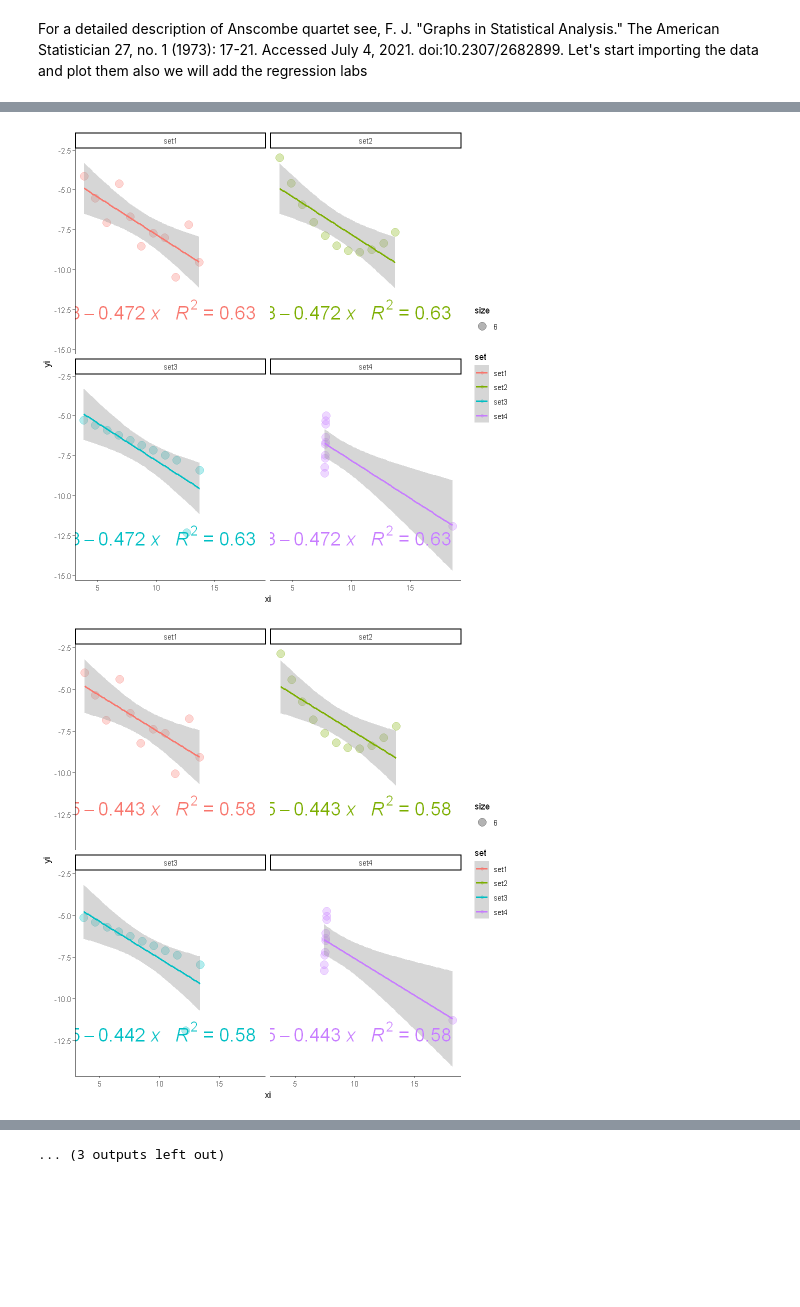
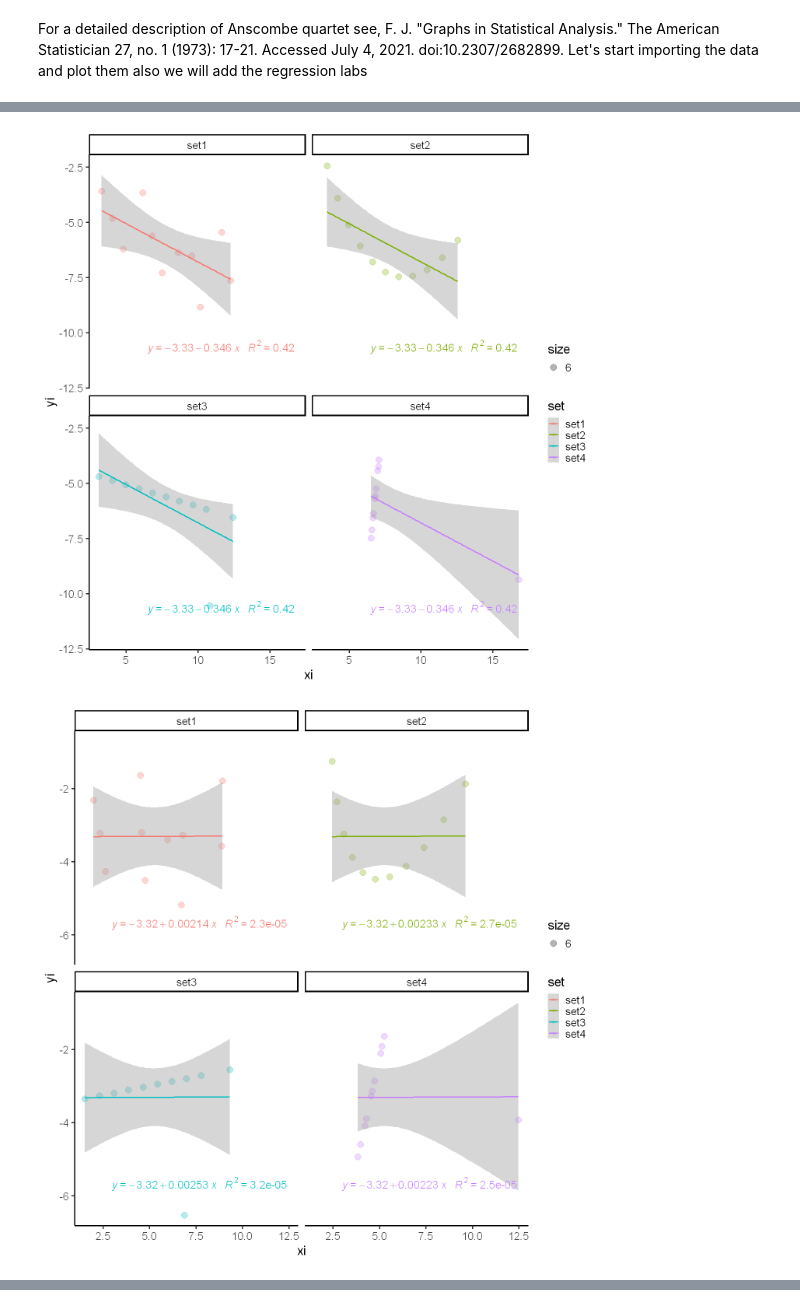
Before and after one commit to jojosgithub/blog, a Jupyter notebook: _notebooks/2021-07-04-anscombe.ipynb, the cells around one changed output, grey strips where cells are left out. Cells and saved outputs as stored; diff of their text form; code cells hidden in the pictures; blank space fills up the shorter version.

```diff
--- a/_notebooks/2021-07-04-anscombe.ipynb
+++ b/_notebooks/2021-07-04-anscombe.ipynb
@@ -97,7 +73,7 @@ A data.frame: 11 × 8
 
 #which trick was used???
 #let's try to rotate a bit the points..
-options(repr.plot.width=8, repr.plot.height=8)
+
 #theta=-1/2
 library(foreach)
 theta <- seq(0,0.13,0.01)
@@ -111,9 +87,11 @@ p <- ggplot(gganscombe, aes(x= xi, y= yi, color = set)) +
   geom_smooth(method = "lm", formula = formula, se = T) +
   stat_poly_eq(aes(label = paste(..eq.label.., ..rr.label.., sep = "~~~")),
                label.x.npc = "right", label.y.npc = 0.15,
-               formula = formula, parse = TRUE, size = 8)+theme_classic()
+               formula = formula, parse = TRUE, size = 6) + theme_classic(base_size=20)
 
  }
 
-a
+a[[1]]
+a[[6]]
+a[[14]]
 # %% [output]
@@ -121,2 +99,2 @@ a
-[figure, old version]
+[figure, new version]
-[figure, old version]
+[figure, new version]
@@ -132,4 +101,3 @@ a
-... (3 outputs left out)
 # %%
 
 #an example of manually creating a simmetric dataset (look at the R with more points as expected and also compare the stats..
```
Also changed, not shown: parts of 3 cells of this notebook.
